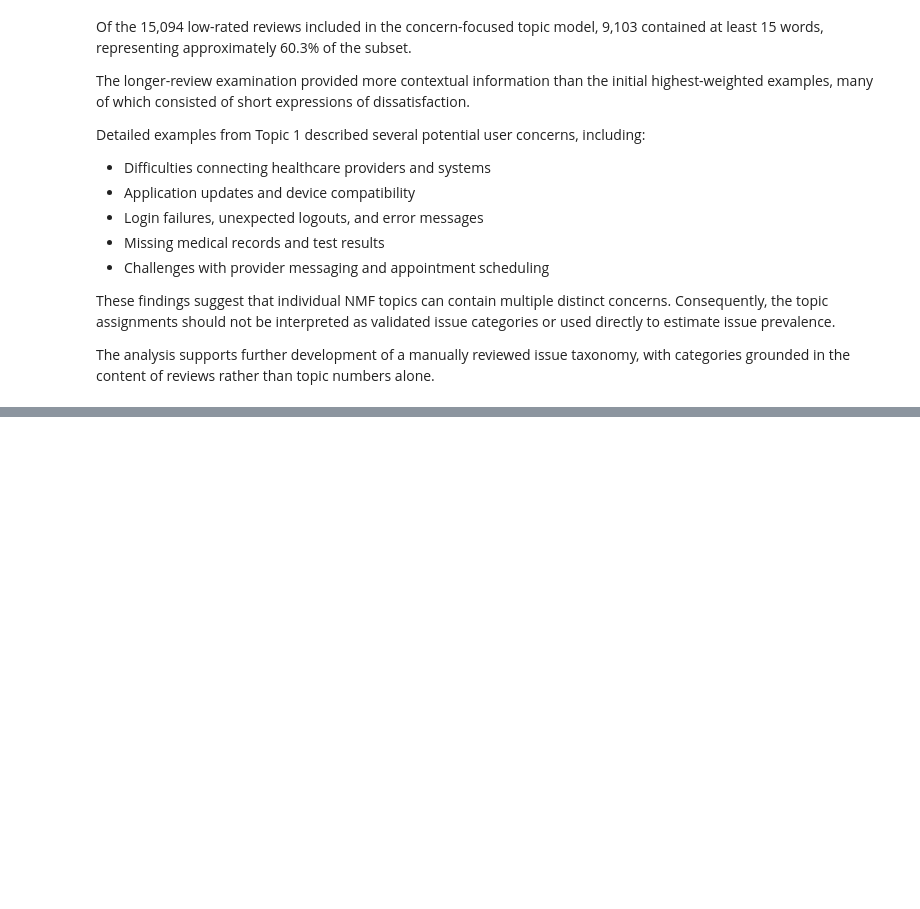
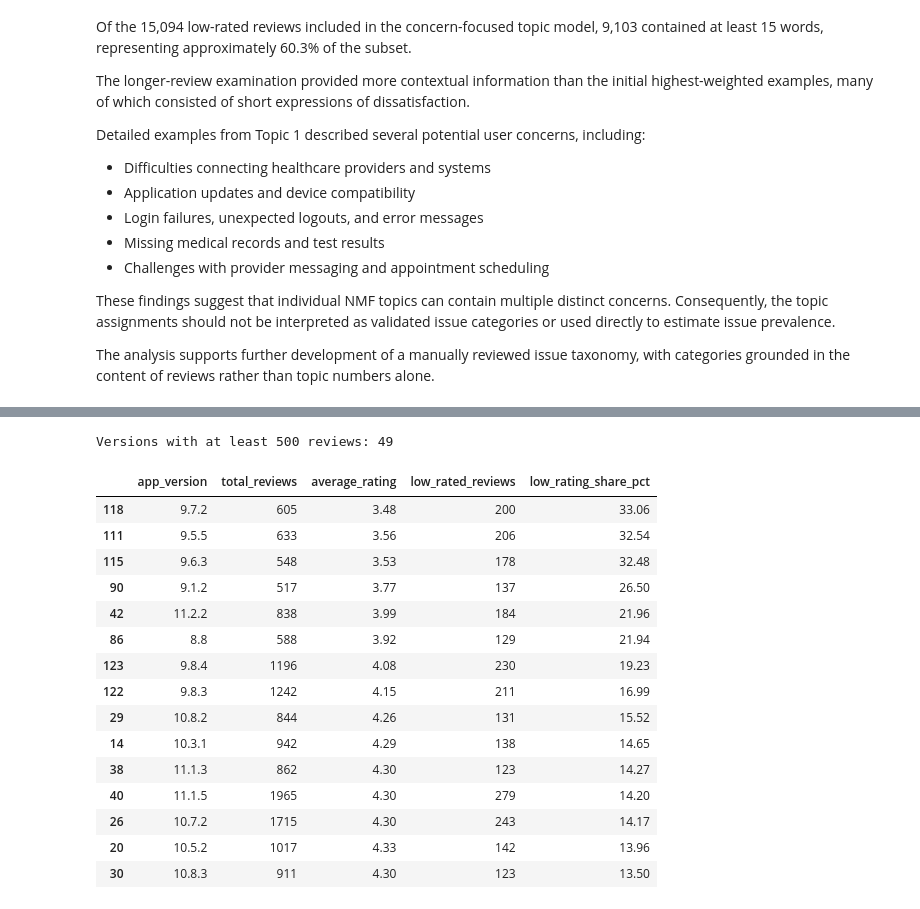
Before and after one commit to sahaiml149/HealthTrust-Watch, a Jupyter notebook: notebooks/ProjectphaseII.ipynb, the cells around one changed output, grey strips where cells are left out. Cells and saved outputs as stored; diff of their text form; code cells hidden in the pictures; blank space fills up the shorter version.

```diff
--- a/notebooks/ProjectphaseII.ipynb
+++ b/notebooks/ProjectphaseII.ipynb
@@ -1185,0 +1368,67 @@ The analysis supports further development of a manually reviewed issue taxonomy,
+# %%
+# Summarize reviews by recorded app version
+version_summary = (
+    mychart_clean.dropna(subset=["app_version"])
+    .groupby("app_version")
+    .agg(
+        total_reviews=("score", "size"),
+        average_rating=("score", "mean"),
+        low_rated_reviews=("is_low_rating", "sum"),
+        low_rating_share=("is_low_rating", "mean")
+    )
+    .reset_index()
+)
+
+version_summary["average_rating"] = (
+    version_summary["average_rating"].round(2)
+)
+
+version_summary["low_rating_share_pct"] = (
+    version_summary["low_rating_share"] * 100
+).round(2)
+
+# Retain versions with at least 500 reviews
+version_comparison = (
+    version_summary.loc[
+        version_summary["total_reviews"] >= 500
+    ]
+    .sort_values(
+        "low_rating_share_pct",
+        ascending=False
+    )
+)
+
+print(
+    "Versions with at least 500 reviews:",
+    len(version_comparison)
+)
+
+display(
+    version_comparison[
+        [
+            "app_version",
+            "total_reviews",
+            "average_rating",
+            "low_rated_reviews",
+            "low_rating_share_pct"
+        ]
+    ].head(15)
+)
+# %% [output]
+Versions with at least 500 reviews: 49
+|  | app_version | total_reviews | average_rating | low_rated_reviews | low_rating_share_pct |
+| 118 | 9.7.2 | 605 | 3.48 | 200 | 33.06 |
+| 111 | 9.5.5 | 633 | 3.56 | 206 | 32.54 |
+| 115 | 9.6.3 | 548 | 3.53 | 178 | 32.48 |
+| 90 | 9.1.2 | 517 | 3.77 | 137 | 26.50 |
+| 42 | 11.2.2 | 838 | 3.99 | 184 | 21.96 |
+| 86 | 8.8 | 588 | 3.92 | 129 | 21.94 |
+| 123 | 9.8.4 | 1196 | 4.08 | 230 | 19.23 |
+| 122 | 9.8.3 | 1242 | 4.15 | 211 | 16.99 |
+| 29 | 10.8.2 | 844 | 4.26 | 131 | 15.52 |
+| 14 | 10.3.1 | 942 | 4.29 | 138 | 14.65 |
+| 38 | 11.1.3 | 862 | 4.30 | 123 | 14.27 |
+| 40 | 11.1.5 | 1965 | 4.30 | 279 | 14.20 |
+| 26 | 10.7.2 | 1715 | 4.30 | 243 | 14.17 |
+| 20 | 10.5.2 | 1017 | 4.33 | 142 | 13.96 |
+| 30 | 10.8.3 | 911 | 4.30 | 123 | 13.50 |
```
Also changed, not shown: parts of 10 cells of this notebook.
